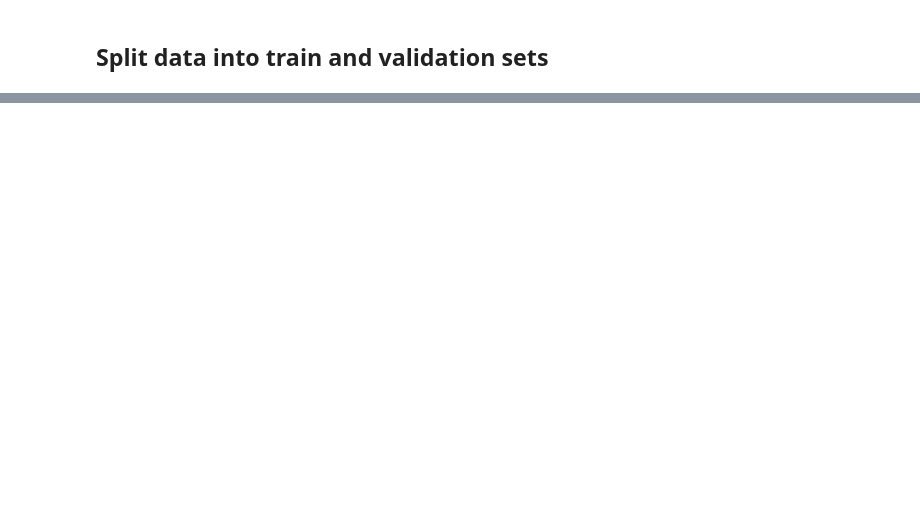
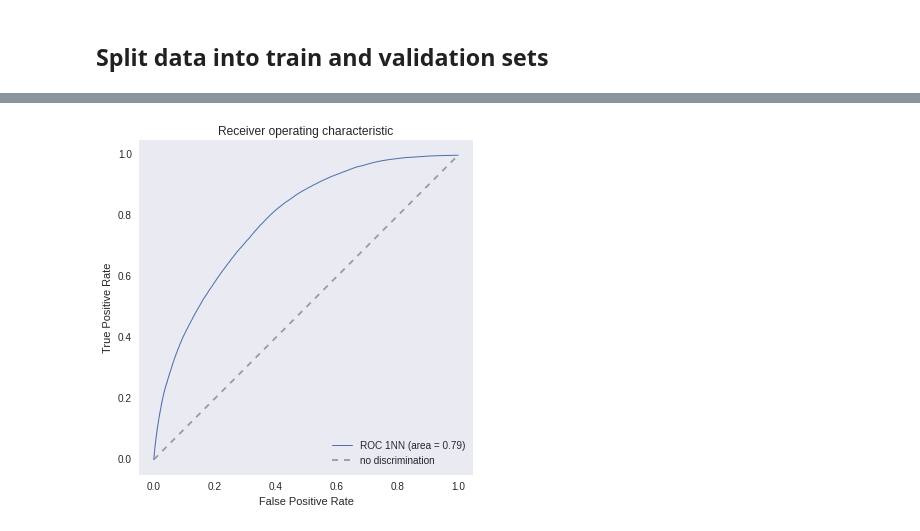
Before and after one commit to adendek/DownstreamTracking, a Jupyter notebook: SeedClasifier/DNN.ipynb, the cells around one changed output, grey strips where cells are left out. Saved outputs shown, nothing was run; the diff lists cells and outputs as text; code cells hidden in the pictures; blank space fills up the shorter version.

```diff
--- a/SeedClasifier/DNN.ipynb
+++ b/SeedClasifier/DNN.ipynb
@@ -151,7 +115,7 @@ Split data into train and validation sets
 ----------------------
 # %%
 y = data['is_true_seed'].values==1
-X = scaled_features[scaled_features.columns[1:]].values.astype(theano.config.floatX)
+X = features[features.columns[1:]].values.astype(theano.config.floatX)
 # %%
 X_train,X_val,y_train,y_val = train_test_split(X,y,random_state=11, train_size=0.5)
 # %%
@@ -163,5 +127,5 @@ Build the NN architecture
 # %%
-n_features = len(scaled_features.columns.values)-1
-n_hid = 500
+n_features =  len(features.columns.values)-1
+n_hidden = 800
 p_drop = 0.2
 # %%
@@ -211,4 +155,6 @@ weights
 # %%
-nn_out = lasagne.layers.get_output(nn)
-loss = lasagne.objectives.categorical_crossentropy(nn_out, target_Y).mean()
+snn_out = lasagne.layers.get_output(snn)
+loss_snn = lasagne.objectives.categorical_crossentropy(snn_out, target_Y).mean()
+l2_penalty = regularize_layer_params(l_1, l2) * 1e-3
+loss_snn = loss_snn + l2_penalty
 # %%
@@ -217,4 +163,4 @@ train_fun = theano.function([input_X,target_Y],[loss,nn_out[:,1]],updates=update
 # %%
-det_nn_out = lasagne.layers.get_output(nn,deterministic=True)
-det_loss = lasagne.objectives.categorical_crossentropy(det_nn_out,target_Y).mean()
-val_fun = theano.function([input_X,target_Y],[det_loss,nn_out[:,1]])
+det_snn_out = lasagne.layers.get_output(snn,deterministic=True)
+det_loss = lasagne.objectives.categorical_crossentropy(det_snn_out,target_Y).mean()
+val_fun = theano.function([input_X,target_Y],[det_loss,snn_out[:,1]])
@@ -344,0 +300,17 @@ Try differnt model ReLu with 5 layers
+# %%
+plt.figure(figsize=[6, 6])
+err, y_pred = val_fun(X_val, y_val)
+fpr, tpr, thresholds = roc_curve(y_val, y_pred)
+roc_auc = auc(fpr, tpr)
+plt.plot(fpr, tpr, lw=1, label='ROC 1NN (area = %0.2f)'%(roc_auc))
+plt.plot([0, 1], [0, 1], '--', color=(0.6, 0.6, 0.6), label='no discrimination')
+plt.xlim([-0.05, 1.05])
+plt.ylim([-0.05, 1.05])
+plt.xlabel('False Positive Rate')
+plt.ylabel('True Positive Rate')
+plt.title('Receiver operating characteristic')
+plt.legend(loc="lower right")
+plt.grid()
+plt.show()
+# %% [output]
+[figure, added]
```
Also changed, not shown: parts of 47 cells of this notebook.
